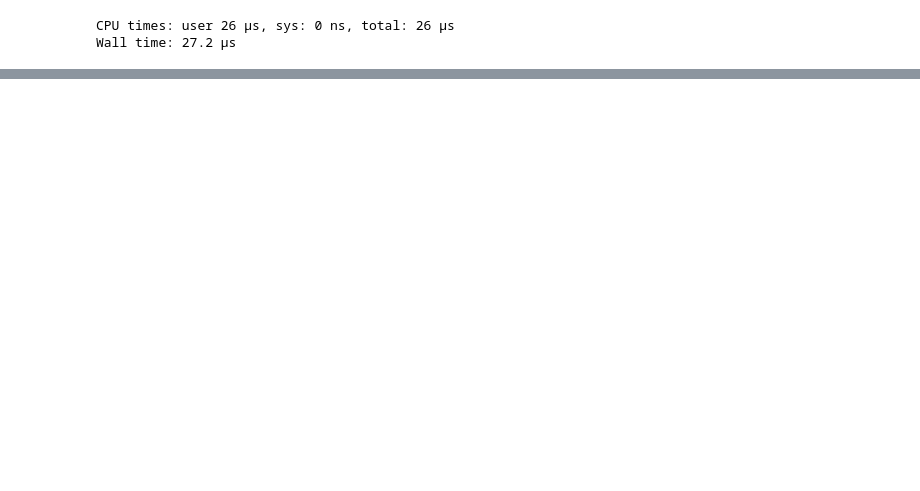
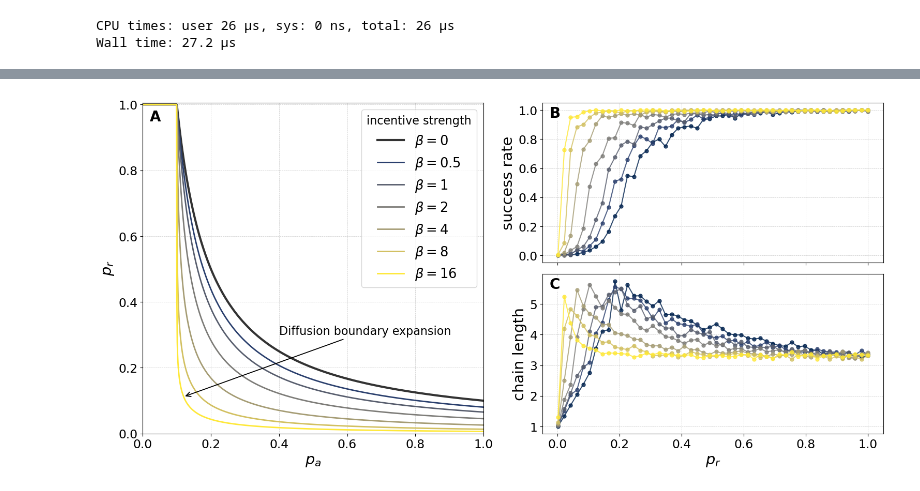
Before and after one commit to blas-ko/IndependentHaltingCascadeModel, a Jupyter notebook: notebooks/Plots.ipynb, the cells around one changed output, grey strips where cells are left out. Drawn from its saved outputs; the diff is of its cells as text; code cells hidden in the pictures; blank space fills up the shorter version.

Commit message:
Clean paper figures

```diff
--- a/notebooks/Plots.ipynb
+++ b/notebooks/Plots.ipynb
@@ -705,0 +456,12 @@ plt.show()
+# %%
+# read
+path = os.path.join( PATH, 'homogeneous', 'grid', 'ER' )
+results, p_recs, p_apps = read_results(path, secondary_param='ph')
+
+# save params
+path_save = os.path.join( PATH_SAVE, 'homogeneous', 'grid', 'ER' )
+os.makedirs(path_save, exist_ok=True)
+
+# secondary param
+phs = [0.1, 0.5, 1]
+print("Read successfully!")
@@ -705,0 +540,88 @@ plt.show()
+# %%
+# read
+path = os.path.join( PATH, 'homogeneous', 'incentives', 'ER' )
+results, p_recs, betas = read_results(path)
+
+# save params
+path_save = os.path.join( PATH_SAVE, 'homogeneous', 'incentives', 'ER' )
+os.makedirs(path_save, exist_ok=True)
+# %%
+## Prepare data
+successes  = np.mean(results['success_rate'], axis=1).reshape( len(p_recs), len(betas) )
+depths     = np.mean(results['chain_depths'], axis=1).reshape( len(p_recs), len(betas) )
+applicants = np.mean(results['applicants'], axis=1).reshape( len(p_recs), len(betas) )
+# Diffusion boundary
+ph, fv = 0.5, 1.0 # halting prob, v's fittness
+pa, pr_diff = bd.diffusion_boundary_contour_pr(ph, K_AVG, 1000)
+
+
+## Viz
+fig, ax = plt.subplot_mosaic(
+    [['C','A'],
+     ['C','B']],
+    figsize=(1.9*figsize[0], 1.2*figsize[1]), constrained_layout=True,
+)
+cmap = plt.get_cmap('cividis', len(betas))
+
+# ========== PLOT 1 (success) ==========
+# Plot data for different incentives strength β
+for i in range(len(betas)):
+    ax['A'].plot(p_recs, successes[:,i], marker='o', alpha=0.8, ms=5, label=f'$\\beta = {betas[i]}$', color=cmap(i))
+
+# plot details
+ax['A'].set_ylabel("success rate",)
+ax['A'].grid(True)
+# ax['A'].legend(title='incentive strength', title_fontsize=14, loc='center right');
+
+# ========== PLOT 2 (lengths) ==========
+# Plot data for different incentives strength β
+for i in range(len(betas)):
+    ax['B'].plot(p_recs, depths[:,i], marker='o', alpha=0.8, ms=5, label=f'$\\beta = {betas[i]}$', color=cmap(i))
+
+# plot details
+ax['B'].set_xlabel("$p_r$",)
+ax['B'].set_ylabel("chain length",)
+ax['B'].grid(True)
+
+# ========== PLOT 3 (boundary gain) ==========
+# Plot vanilla boundary
+ax['C'].plot(pa, pr_diff, ls=None, lw=3, color="black",  label='$\\beta = 0$', alpha=0.8)#, zorder=3)
+# Boundaries after incentives
+for i,β in enumerate(betas[1:]):
+    pr_diff_β = np.clip(p_incentives_inv(pr_diff, fv, β), 0, 1)
+    ax['C'].plot(pa, pr_diff_β, ls=None, lw=2, color=cmap(i+1), label=f'$\\beta ={β}$')
+
+
+ax['C'].set_xlim(0, 1)
+ax['C'].set_ylim(0, 1.005)
+ax['C'].set_xlabel(r"$p_a$")
+ax['C'].set_ylabel(r"$p_r$")
+ax['C'].grid()
+# text annotation
+ax['C'].annotate("Diffusion boundary expansion", fontsize=16,
+            xy=(0.12, np.interp(0.12, pa, pr_diff_β)), # arrow end position
+            arrowprops=dict(arrowstyle="->", lw=1.3),
+            xytext=(0.4, 0.30), # text position
+           )
+# legend
+ax['C'].legend(title='incentive strength', title_fontsize=16, fontsize=legend_font_size*1.1,
+             loc='upper right')
+
+
+# share x ONLY between A and B
+ax['B'].sharex(ax['A'])
+ax['A'].tick_params(labelbottom=False)  # hide top x labels if you like
+
+## Add panel labels
+label_panels(ax)#, pos=(0.02, 0.98), fontsize=16)
+
+if SAVE:
+    sample_path = glob( os.path.join(path, 'chain_depths', '*.npy') )[0]
+    pa = extract_param_from_path(sample_path, 'pa')
+    ph = extract_param_from_path(sample_path, 'ph')
+    fn = f'n_nodes={N}-pa={pa}-ph={ph}.png'
+    fn = os.path.join(path_save, fn)
+    plt.savefig(fn, format='png', dpi=300, bbox_inches='tight')
+    print(f"Plot saved successfully at {fn}")
+# %% [output]
+[figure, added]
```
Also changed, not shown: parts of 73 cells of this notebook.
